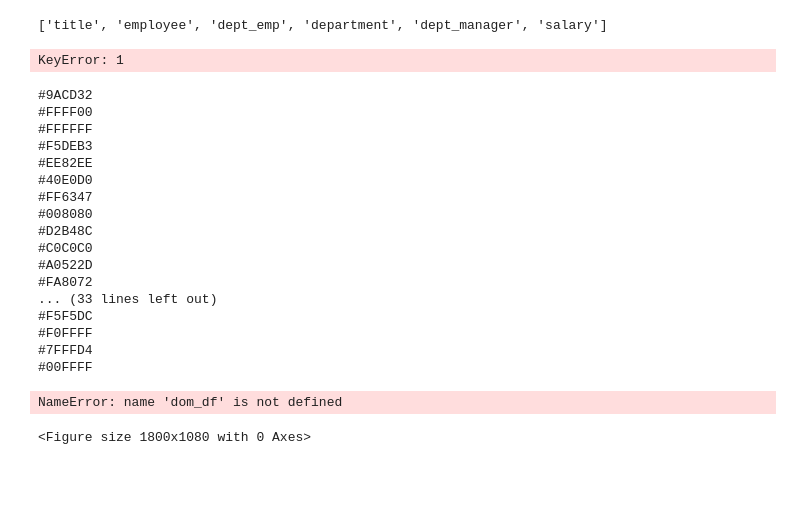
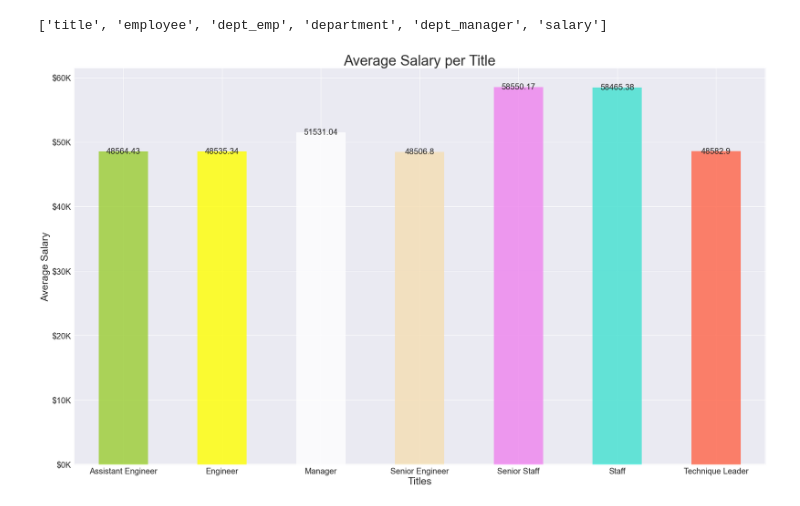
Before and after one commit to bradhika80/sql-challenge, a Jupyter notebook: EmployeeSQL/Employee_Bonus.ipynb, the cells around one changed output. Drawn from its saved outputs; the diff is of its cells as text; code cells hidden in the pictures; blank space fills up the shorter version.

Commit message:
complete bar chart

```diff
--- a/EmployeeSQL/Employee_Bonus.ipynb
+++ b/EmployeeSQL/Employee_Bonus.ipynb
@@ -1,8 +1,7 @@
 # %%
 import matplotlib
-from matplotlib import style
-style.use('seaborn')
 import matplotlib.pyplot as plt
+import matplotlib._color_data as mcd
 
 import pandas as pd
 
@@ -43,84 +42,55 @@ results.head()
 
 colors = []
 
-import matplotlib._color_data as mcd
-# build colors
 
+# build colors for each title
 overlap = {name for name in mcd.CSS4_COLORS
            if "xkcd:" + name in mcd.XKCD_COLORS}
-i = 0
+i = 1
 for j, n in enumerate(sorted(overlap, reverse=True)):
     weight = None
     cn = mcd.CSS4_COLORS[n]
     colors.append(cn)
     if (i >= results['title'].count()):
         break;
-    else
-       i
-for i in range(1, results['title'].count()) :
-    colors.append( mcd.CSS4_COLORS[i])
+    else:
+       i += 1
 
-
+# add colors to each title
 results["Color"] = colors
 #Set Index to title - ONLY RUN ONCE
 results = results.set_index("title")
-# %% [output]
-KeyError: 1
-# %%
-
-import matplotlib._color_data as mcd
-# build colors
-
-overlap = {name for name in mcd.CSS4_COLORS
-           if "xkcd:" + name in mcd.XKCD_COLORS}
-
-for j, n in enumerate(sorted(overlap, reverse=True)):
-    weight = None
-    cn = mcd.CSS4_COLORS[n]
-    print (cn)
-# %% [output]
-#9ACD32
-#FFFF00
-#FFFFFF
-#F5DEB3
-#EE82EE
-#40E0D0
-#FF6347
-#008080
-#D2B48C
-#C0C0C0
-#A0522D
-#FA8072
-... (33 lines left out)
-#F5F5DC
-#F0FFFF
-#7FFFD4
-#00FFFF
 # %%
 
+# build bar chart for the avaerage salary
 plt.figure(figsize=(25,15))
+# plot the bar chart
 ax = results["average"].plot(kind="bar", color=results["Color"], alpha=.8,align="center",rot=0)
-ylabels = ['{:,.2f}'.format(x) for x in ax.get_yticks()]
-ax.set_yticklabels(ylabels, fontsize=23)
 
+# plot y label ticks and xlabel ticks
+
+ylabels = ['${:,.0f}'.format(x/1000.0) + 'K' for x in ax.get_yticks()]
+ax.set_yticklabels(ylabels, fontsize=20)
+plt.xticks(fontsize=20)
+# add values to bar charts
 for rect in ax.patches:
     # Find where everything is located
     height = rect.get_height()
     width = rect.get_width()
     x = rect.get_x()
     y = rect.get_y()
     # The width of the bar is the data value and can used as the label
     label_text = f"{round(height,2)}"  # f'{height:.2f}' if you have decimal values as labels
     label_x = x + width / 2
     label_y = y + height + 1
     ax.text(label_x, label_y, label_text, ha='center', va='center', fontsize=20)
 
-plt.xlabel("Titles",fontsize=30)
-plt.xticks(fontsize=20)
-plt.ylabel("Average Salary",fontsize=30)
+# add xlabel, ylabel, title
+plt.xlabel("Titles",fontsize=25)
+plt.ylabel("Average Salary",fontsize=25)
 plt.title("Average Salary per Title", fontsize=35)
+
 plt.tight_layout()
 plt.show()
 # %% [output]
-NameError: name 'dom_df' is not defined
-<Figure size 1800x1080 with 0 Axes>
+[figure, added]
```
